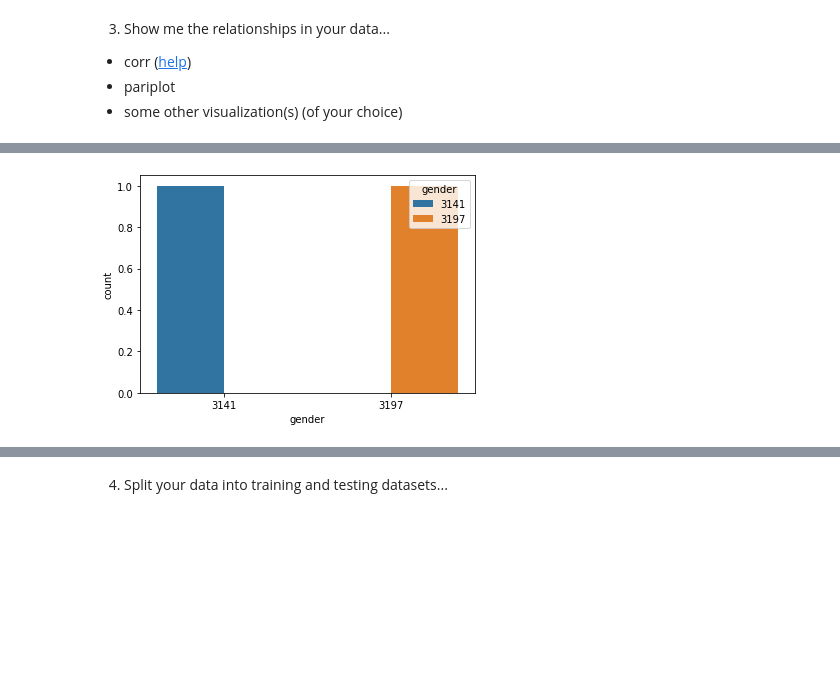
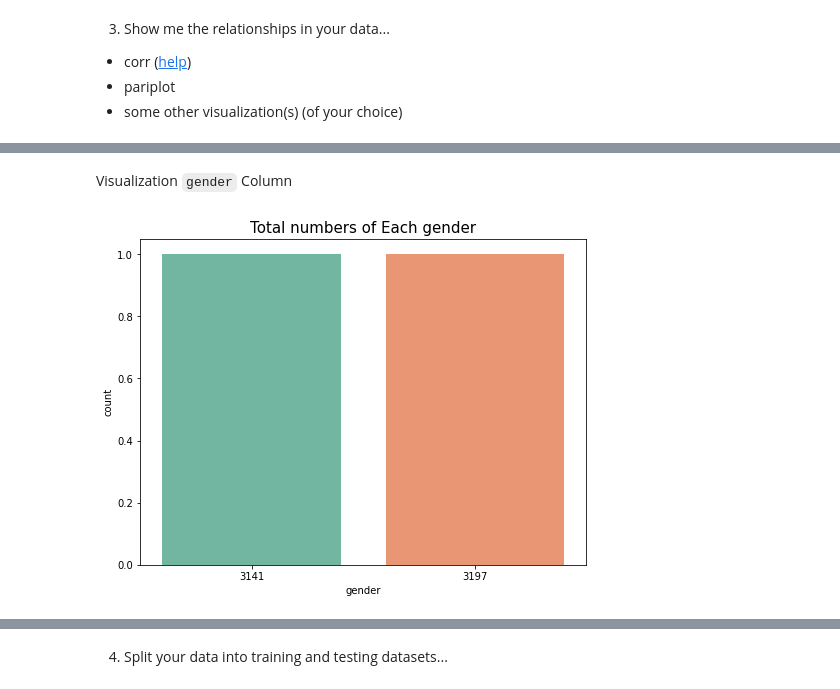
Before and after one commit to ibedoor/machine-learning, a Jupyter notebook: 03_assignment.ipynb, the cells around one changed output, grey strips where cells are left out. Drawn from its saved outputs; the diff is of its cells as text; code cells hidden in the pictures; blank space fills up the shorter version.

```diff
--- a/03_assignment.ipynb
+++ b/03_assignment.ipynb
@@ -209,6 +215 @@ import seaborn as sns
 #sns.pairplot(df1, hue='Churn')
-# %%
-genders = df.gender.value_counts()
-sns.countplot(genders, hue=genders);
-# %% [output]
-[figure, removed]
@@ -218,0 +216,9 @@ churns = df.Churn.value_counts()
+# %% [markdown]
+Visualization `gender` Column
+# %%
+gen = df.gender.value_counts()
+gen_label = df['gender'].map({0: 'Female', 1: 'Male'})
+plt.figure(figsize=(8,6))
+sns.countplot(x=gen, label=gen_label, palette="Set2").set_title('Total numbers of Each gender', fontsize=15);
+# %% [output]
+[figure, added]
```
Also changed, not shown: parts of 11 cells of this notebook.
